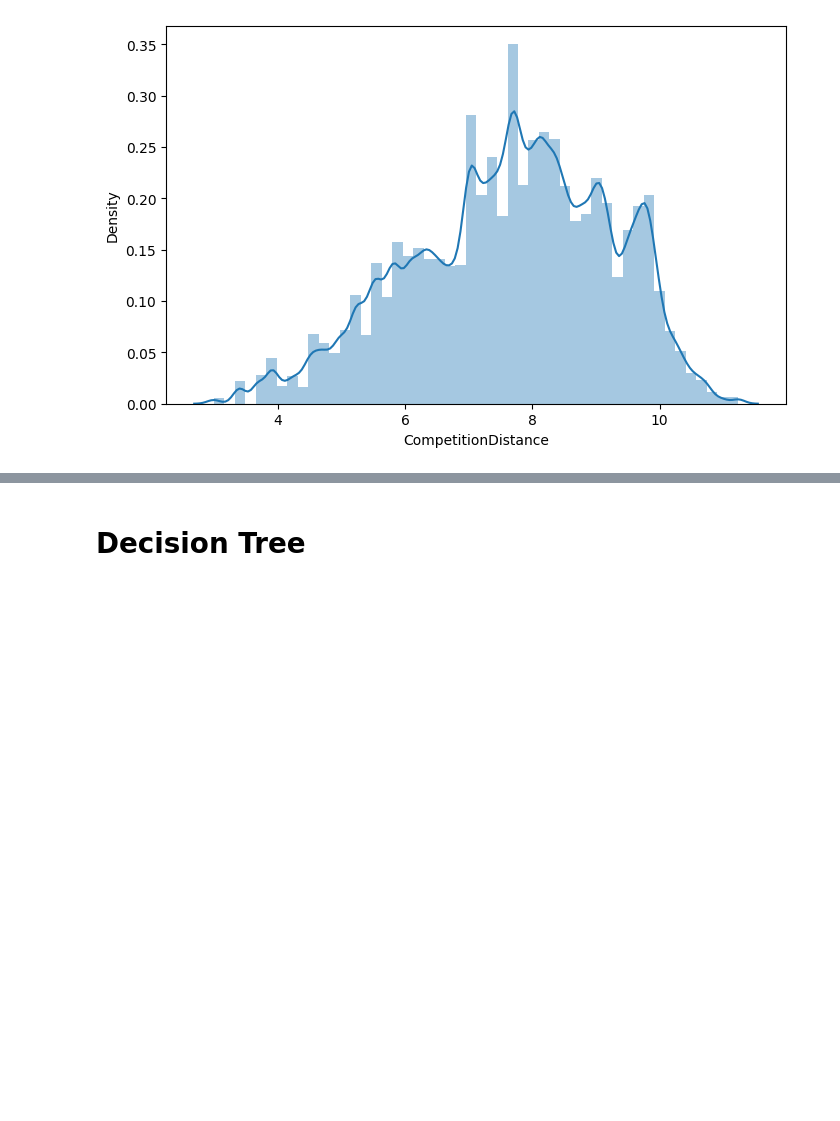
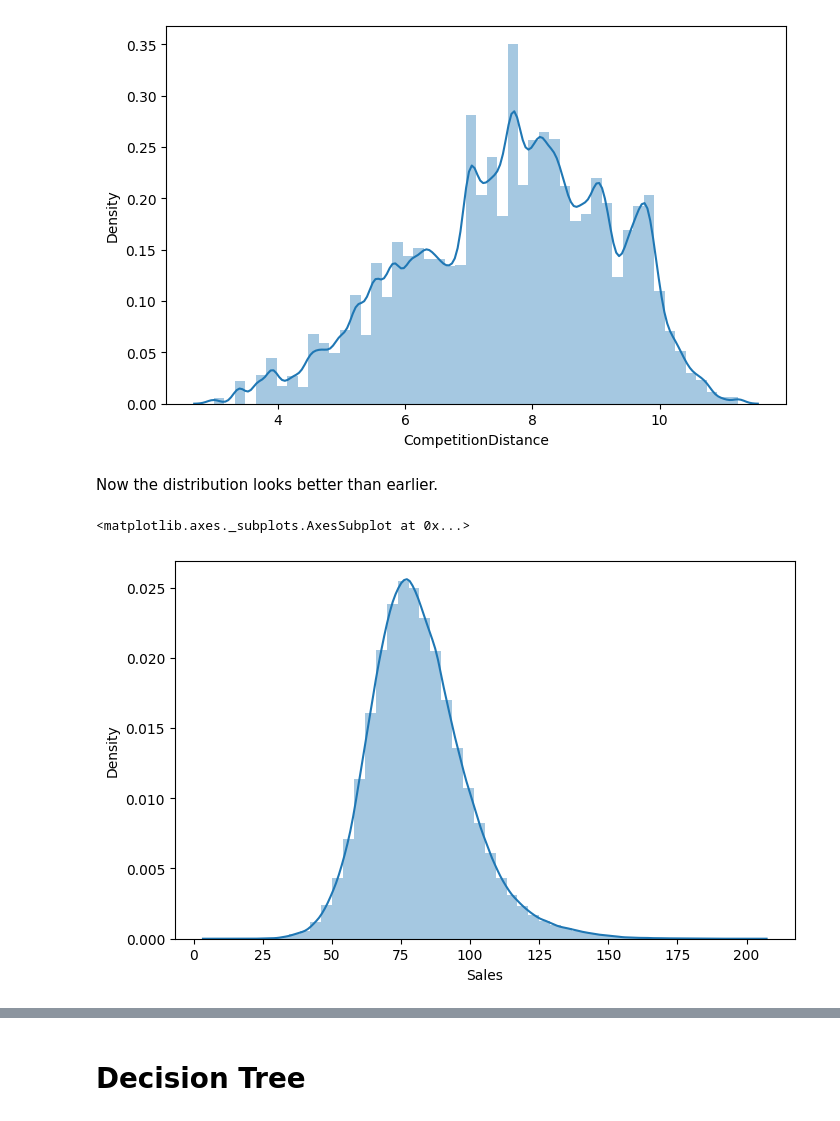
Before and after one commit to kumarabhinavthakur274/Kumar_Abhinav_Rossmann_Sales_Prediction_Capstone_Project, a Jupyter notebook: Kumar_Abhinav_Rossmann_Sales_Prediction_Capstone_Project.ipynb, the cells around one changed output, grey strips where cells are left out. Saved outputs shown, nothing was run; the diff lists cells and outputs as text; code cells hidden in the pictures; blank space fills up the shorter version.

```diff
--- a/Kumar_Abhinav_Rossmann_Sales_Prediction_Capstone_Project.ipynb
+++ b/Kumar_Abhinav_Rossmann_Sales_Prediction_Capstone_Project.ipynb
@@ -341,3 +361,11 @@ sns.distplot(np.log(df_merged["CompetitionDistance"]))
 # %% [output]
 <matplotlib.axes._subplots.AxesSubplot at 0x...>
 [figure]
+# %% [markdown]
+Now the distribution looks better than earlier.
+# %%
+# checking the sqrt distribution of of Sales
+sns.distplot(np.sqrt(df_merged["Sales"]))
+# %% [output]
+<matplotlib.axes._subplots.AxesSubplot at 0x...>
+[figure, added]
```
Also changed, not shown: parts of 96 cells of this notebook.
